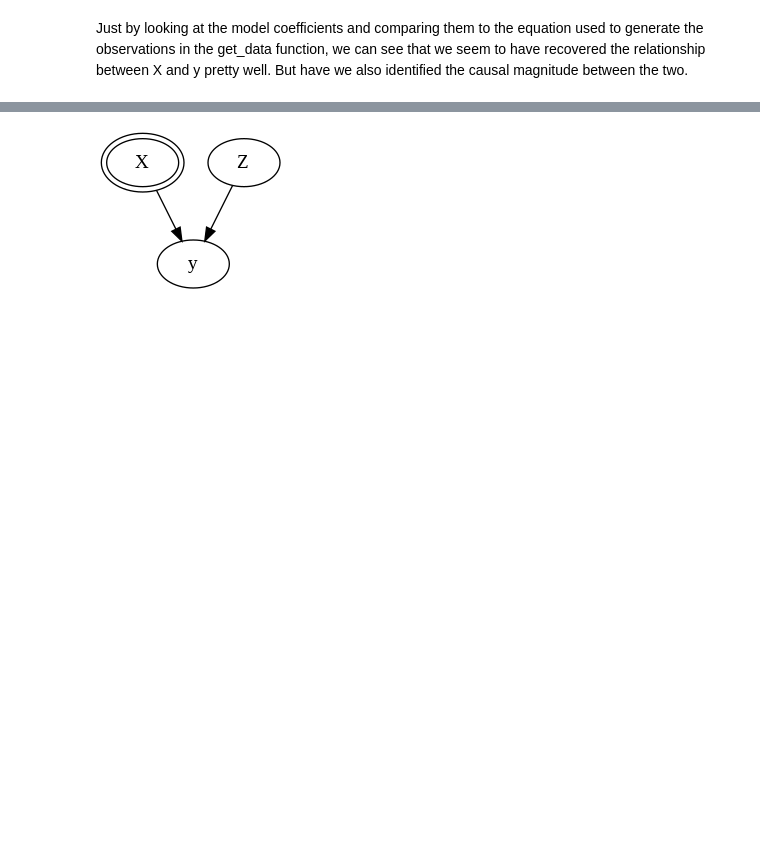
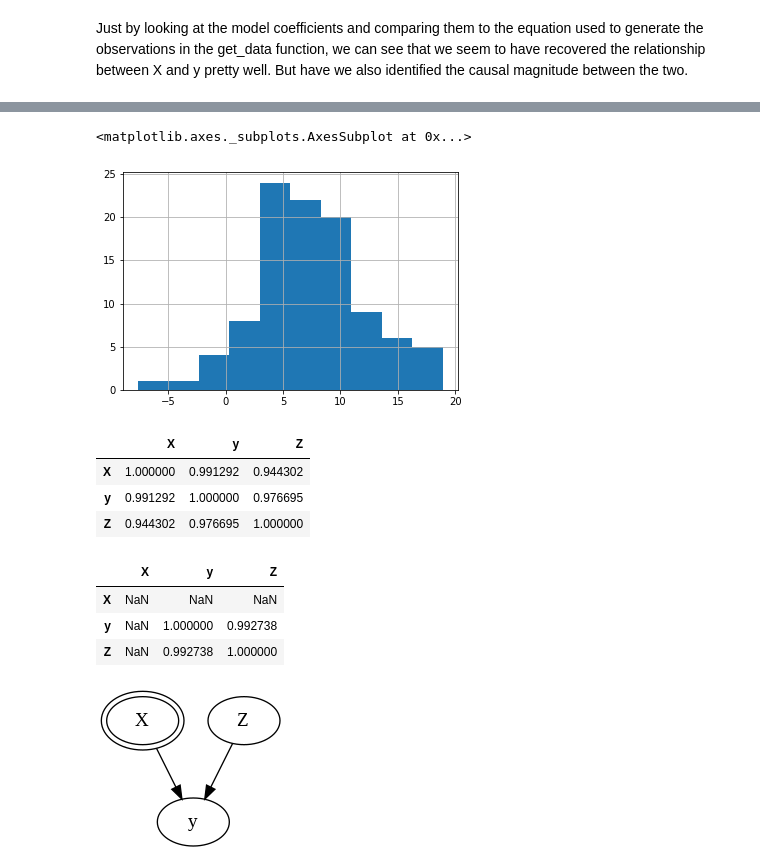
Before and after one commit to RoetGer/applied-causality-booklet, a Jupyter notebook: causality_basics.ipynb, the cells around one changed output, grey strips where cells are left out. Drawn from its saved outputs; the diff is of its cells as text; code cells hidden in the pictures; blank space fills up the shorter version.

```diff
--- a/causality_basics.ipynb
+++ b/causality_basics.ipynb
@@ -291,3 +314,22 @@ plot_obs_and_pi(data_interv.y, pred_int_low, pred_int_up)
+# %%
+data.y.hist()
+# %% [output]
+<matplotlib.axes._subplots.AxesSubplot at 0x...>
+[figure, added]
+# %%
+data.corr()
+# %% [output]
+|  | X | y | Z |
+| X | 1.000000 | 0.991292 | 0.944302 |
+| y | 0.991292 | 1.000000 | 0.976695 |
+| Z | 0.944302 | 0.976695 | 1.000000 |
+# %%
+data_interv.corr()
+# %% [output]
+|  | X | y | Z |
+| X | NaN | NaN | NaN |
+| y | NaN | 1.000000 | 0.992738 |
+| Z | NaN | 0.992738 | 1.000000 |
 # %%
 dot = Digraph()
 
```
Also changed, not shown: parts of 19 cells of this notebook.
